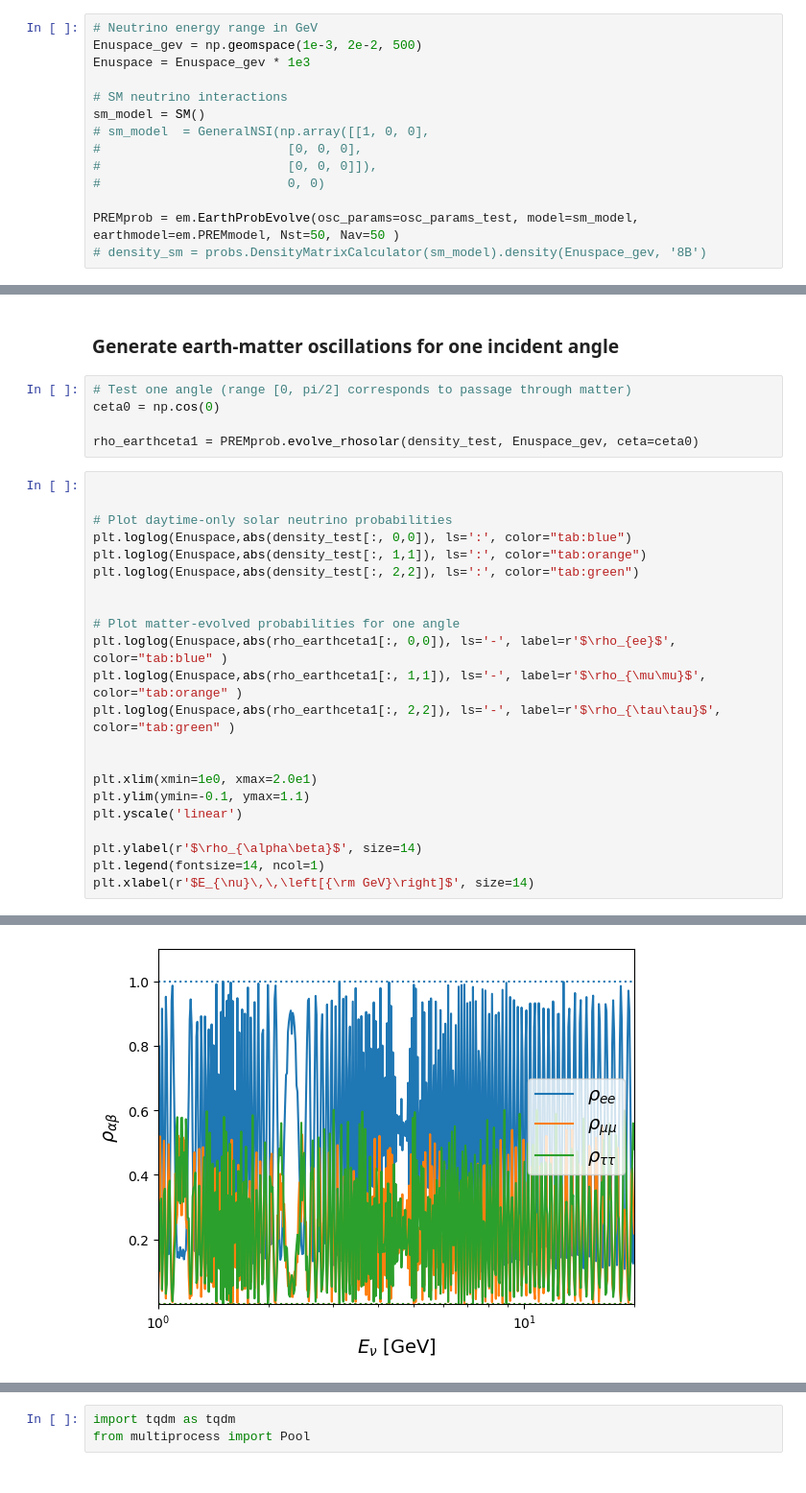
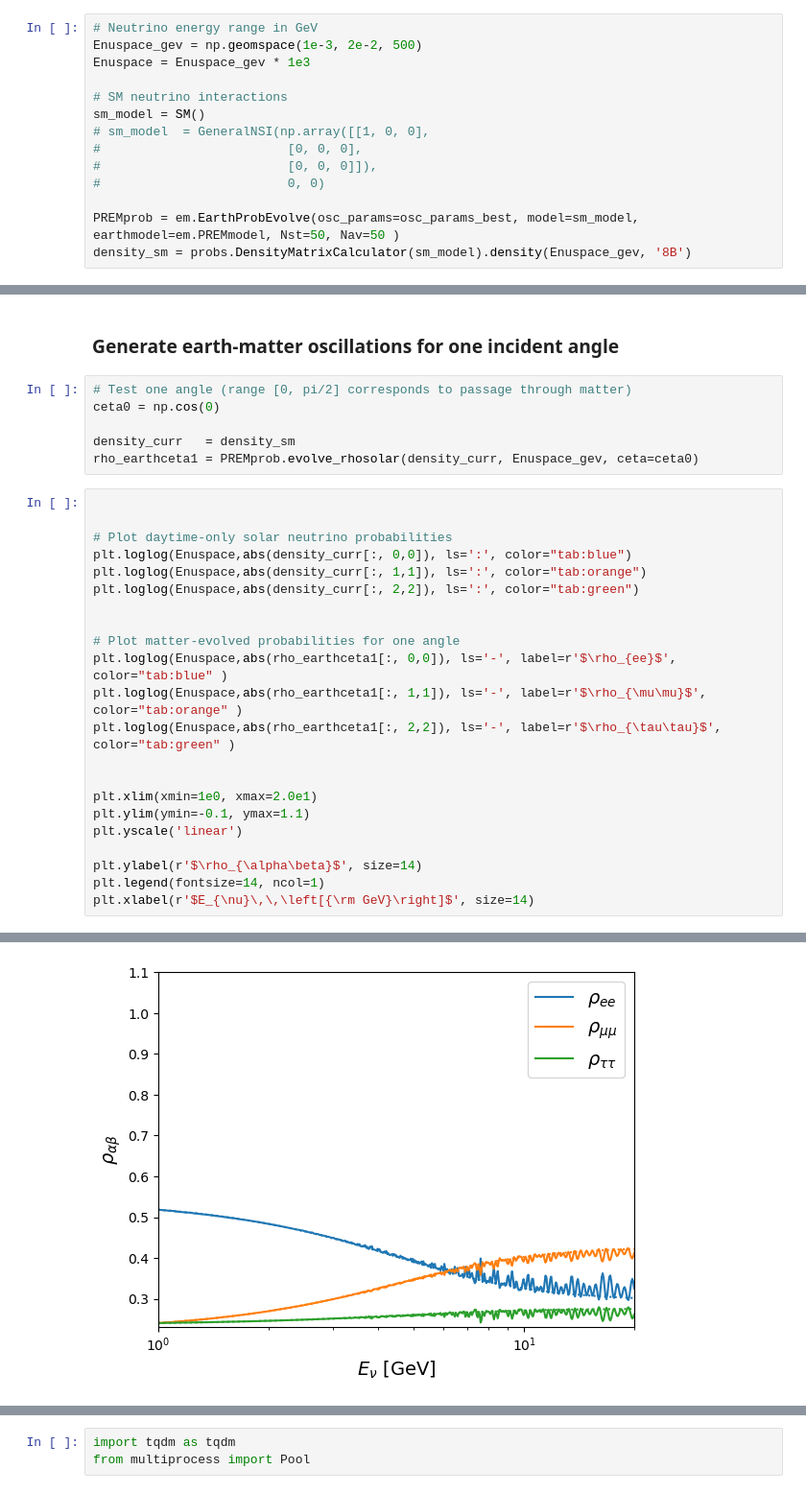
Before and after one commit to SNuDD/SNuDD, a Jupyter notebook: notebooks/earth_matter_prob.ipynb, the cells around one changed output, grey strips where cells are left out. Shown at 96% size. Cells and saved outputs as stored; diff of their text form.

```diff
--- a/notebooks/earth_matter_prob.ipynb
+++ b/notebooks/earth_matter_prob.ipynb
@@ -58,5 +60,5 @@ sm_model = SM()
 #                         [0, 0, 0]]),
 #                         0, 0)
 
-PREMprob = em.EarthProbEvolve(osc_params=osc_params_test, model=sm_model, earthmodel=em.PREMmodel, Nst=50, Nav=50 )
-# density_sm = probs.DensityMatrixCalculator(sm_model).density(Enuspace_gev, '8B')
+PREMprob = em.EarthProbEvolve(osc_params=osc_params_best, model=sm_model, earthmodel=em.PREMmodel, Nst=50, Nav=50 )
+density_sm = probs.DensityMatrixCalculator(sm_model).density(Enuspace_gev, '8B')
@@ -71,30 +81,31 @@ density_test[:, 0, 0] = np.ones(500)
 # Test one angle (range [0, pi/2] corresponds to passage through matter)
 ceta0 = np.cos(0)
 
-rho_earthceta1 = PREMprob.evolve_rhosolar(density_test, Enuspace_gev, ceta=ceta0)
+density_curr   = density_sm
+rho_earthceta1 = PREMprob.evolve_rhosolar(density_curr, Enuspace_gev, ceta=ceta0)
 # %%
 
 
 # Plot daytime-only solar neutrino probabilities
-plt.loglog(Enuspace,abs(density_test[:, 0,0]), ls=':', color="tab:blue")
-plt.loglog(Enuspace,abs(density_test[:, 1,1]), ls=':', color="tab:orange")
-plt.loglog(Enuspace,abs(density_test[:, 2,2]), ls=':', color="tab:green")
+plt.loglog(Enuspace,abs(density_curr[:, 0,0]), ls=':', color="tab:blue")
+plt.loglog(Enuspace,abs(density_curr[:, 1,1]), ls=':', color="tab:orange")
+plt.loglog(Enuspace,abs(density_curr[:, 2,2]), ls=':', color="tab:green")
 
 
 # Plot matter-evolved probabilities for one angle
 plt.loglog(Enuspace,abs(rho_earthceta1[:, 0,0]), ls='-', label=r'$\rho_{ee}$',       color="tab:blue" )
 plt.loglog(Enuspace,abs(rho_earthceta1[:, 1,1]), ls='-', label=r'$\rho_{\mu\mu}$',   color="tab:orange" )
 plt.loglog(Enuspace,abs(rho_earthceta1[:, 2,2]), ls='-', label=r'$\rho_{\tau\tau}$', color="tab:green" )
 
 
 plt.xlim(xmin=1e0, xmax=2.0e1)
 plt.ylim(ymin=-0.1, ymax=1.1)
 plt.yscale('linear')
 
 plt.ylabel(r'$\rho_{\alpha\beta}$', size=14)
 plt.legend(fontsize=14, ncol=1)
 plt.xlabel(r'$E_{\nu}\,\,\left[{\rm GeV}\right]$', size=14)
 # %% [output]
 Text(0.5, 0, '$E_{\\nu}\\,\\,\\left[{\\rm GeV}\\right]$')
-[figure, old version]
+[figure, new version]
 # %% [markdown]
```
Also changed, not shown: parts of 5 cells of this notebook, 3 other files.
